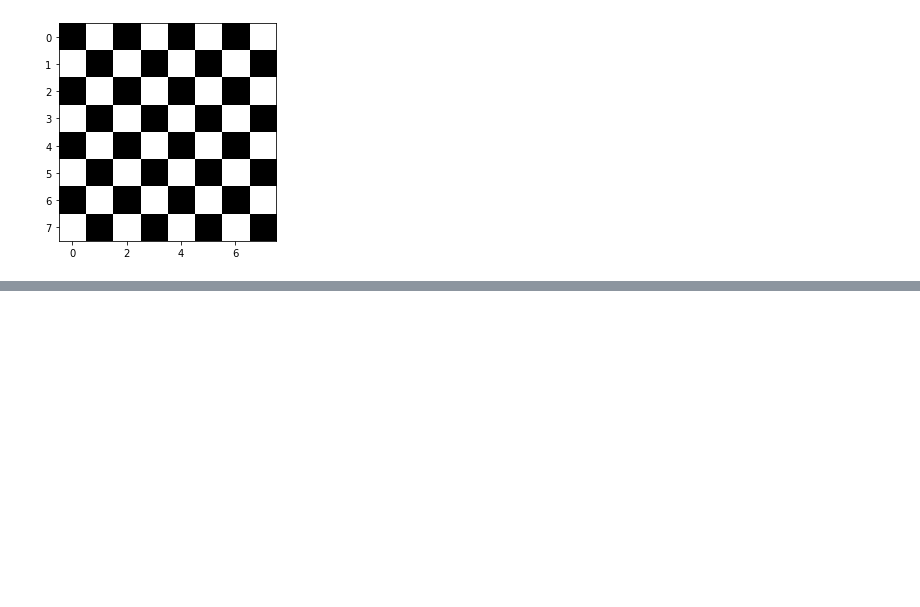
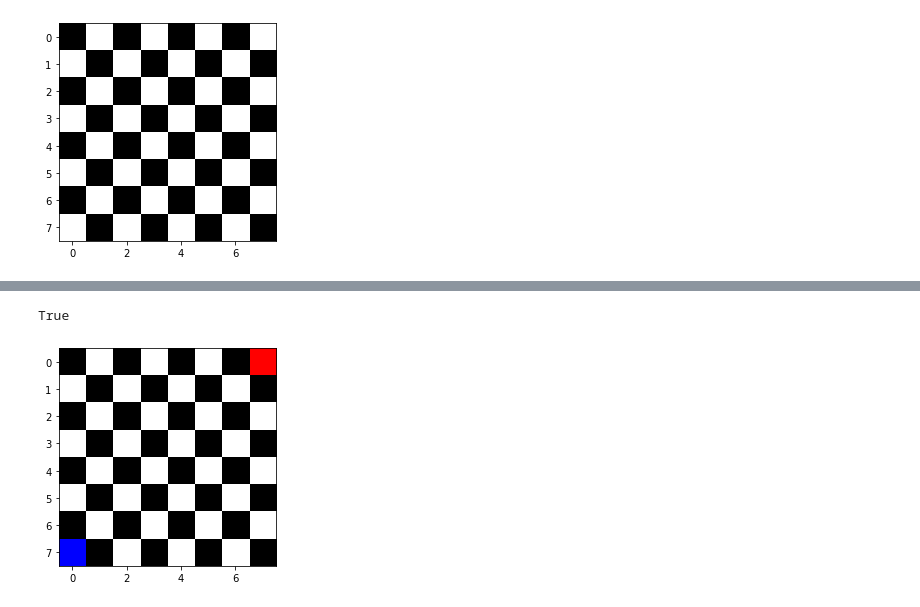
Before and after one commit to Choi702/chess-board, a Jupyter notebook: chess_board.ipynb, the cells around one changed output, grey strips where cells are left out. Saved outputs shown, nothing was run; the diff lists cells and outputs as text; code cells hidden in the pictures; blank space fills up the shorter version.

```diff
--- a/chess_board.ipynb
+++ b/chess_board.ipynb
@@ -78,0 +89,13 @@ TypeError: 'numpy.ndarray' object is not callable
+# %%
+# queens on same diagonal should be “under attack”
+test = Board()
+test.add_red(0, 7)
+test.add_blue(7, 0)
+test.render()
+actual = test.is_under_attack()
+print(actual)
+expected = True
+assert actual == expected
+# %% [output]
+True
+[figure, added]
```
Also changed, not shown: parts of 4 cells of this notebook, 1 other file.
